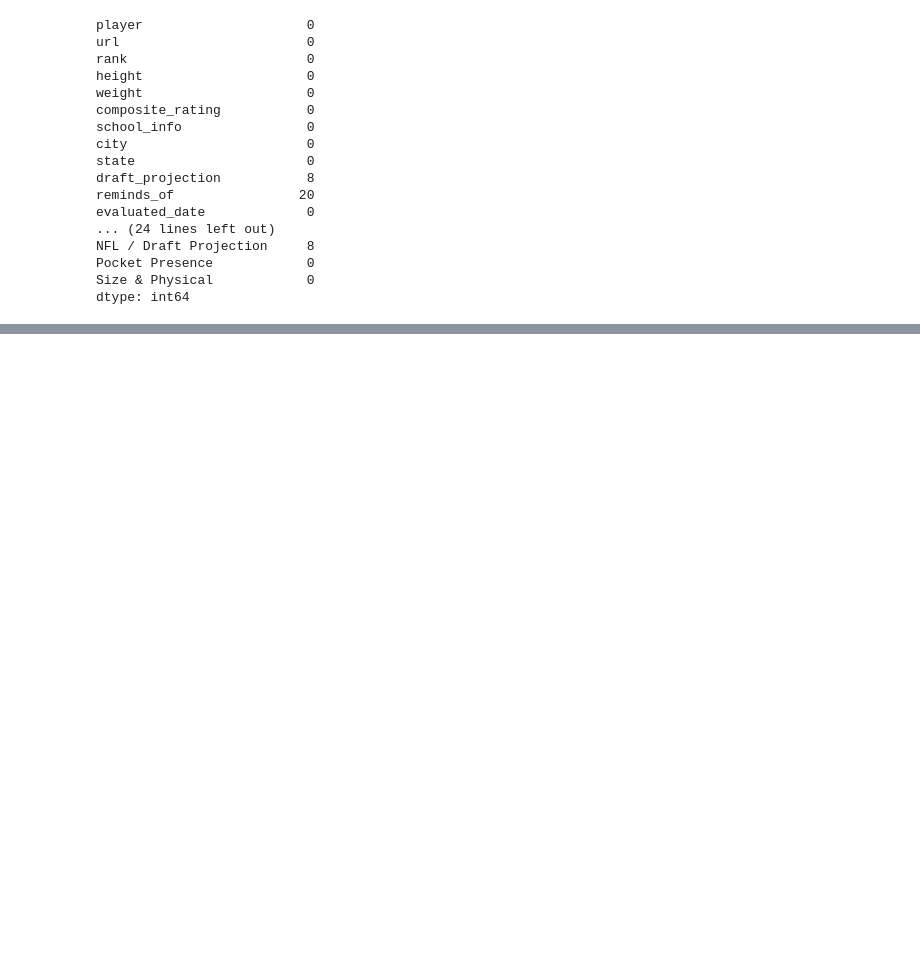
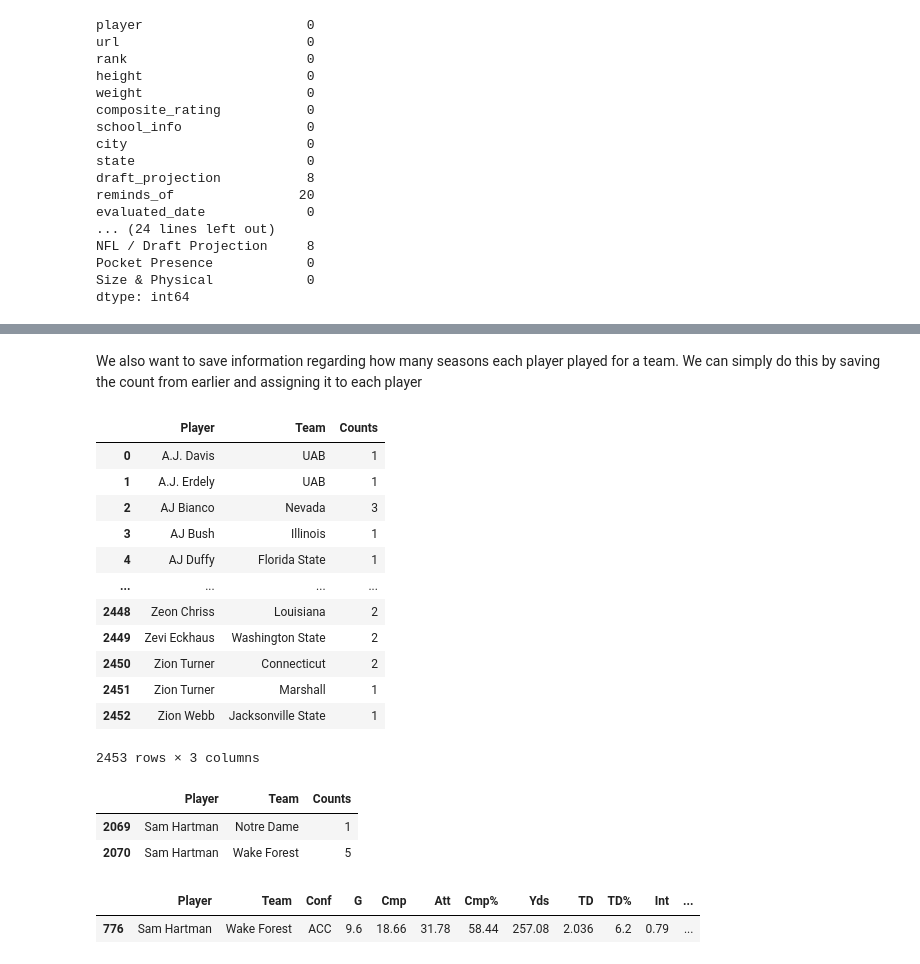
Before and after one commit to AJH456/Predicting_College_Football_Quarterback_Success, a Jupyter notebook: Code/Scouting_Report_Analysis.ipynb, the cells around one changed output, grey strips where cells are left out. Drawn from its saved outputs; the diff is of its cells as text; code cells hidden in the pictures; blank space fills up the shorter version.

```diff
--- a/Code/Scouting_Report_Analysis.ipynb
+++ b/Code/Scouting_Report_Analysis.ipynb
@@ -58,0 +80,3 @@ dtype: int64
+# %%
+# Take out all asterisks from player names
+qb_stats['Player'] = qb_stats['Player'].str.replace('*', '', regex=False)
@@ -58,0 +147,27 @@ dtype: int64
+# %% [markdown]
+We also want to save information regarding how many seasons each player played for a team. We can simply do this by saving the count from earlier and assigning it to each player
+# %%
+# save into dataframe
+qb_counts = pd.DataFrame(qb_stats.groupby(['Player','Team']).size().reset_index(name='Counts'))
+# %%
+qb_counts
+# %% [output]
+|  | Player | Team | Counts |
+| 0 | A.J. Davis | UAB | 1 |
+| 1 | A.J. Erdely | UAB | 1 |
+| 2 | AJ Bianco | Nevada | 3 |
+| 3 | AJ Bush | Illinois | 1 |
+| 4 | AJ Duffy | Florida State | 1 |
+| ... | ... | ... | ... |
+| 2448 | Zeon Chriss | Louisiana | 2 |
+| 2449 | Zevi Eckhaus | Washington State | 2 |
+| 2450 | Zion Turner | Connecticut | 2 |
+| 2451 | Zion Turner | Marshall | 1 |
+| 2452 | Zion Webb | Jacksonville State | 1 |
+2453 rows × 3 columns
+# %%
+qb_counts[qb_counts['Player'] == 'Sam Hartman']
+# %% [output]
+|  | Player | Team | Counts |
+| 2069 | Sam Hartman | Notre Dame | 1 |
+| 2070 | Sam Hartman | Wake Forest | 5 |
@@ -58,0 +176,5 @@ dtype: int64
+# %%
+merged_df[merged_df['Player'] == 'Sam Hartman']
+# %% [output]
+|  | Player | Team | Conf | G | Cmp | Att | Cmp% | Yds | TD | TD% | Int | ... |
+| 776 | Sam Hartman | Wake Forest | ACC | 9.6 | 18.66 | 31.78 | 58.44 | 257.08 | 2.036 | 6.2 | 0.79 | ... |
```
Also changed, not shown: parts of 10 cells of this notebook.
